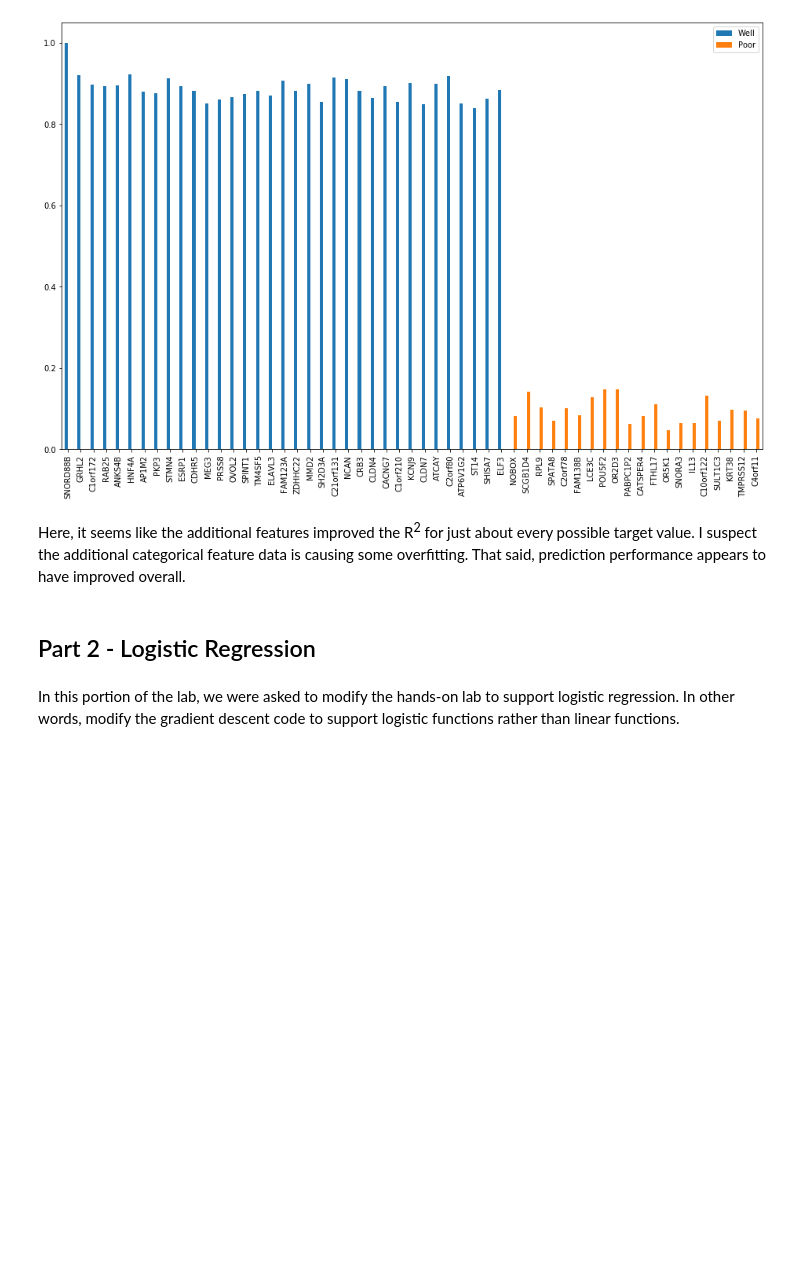
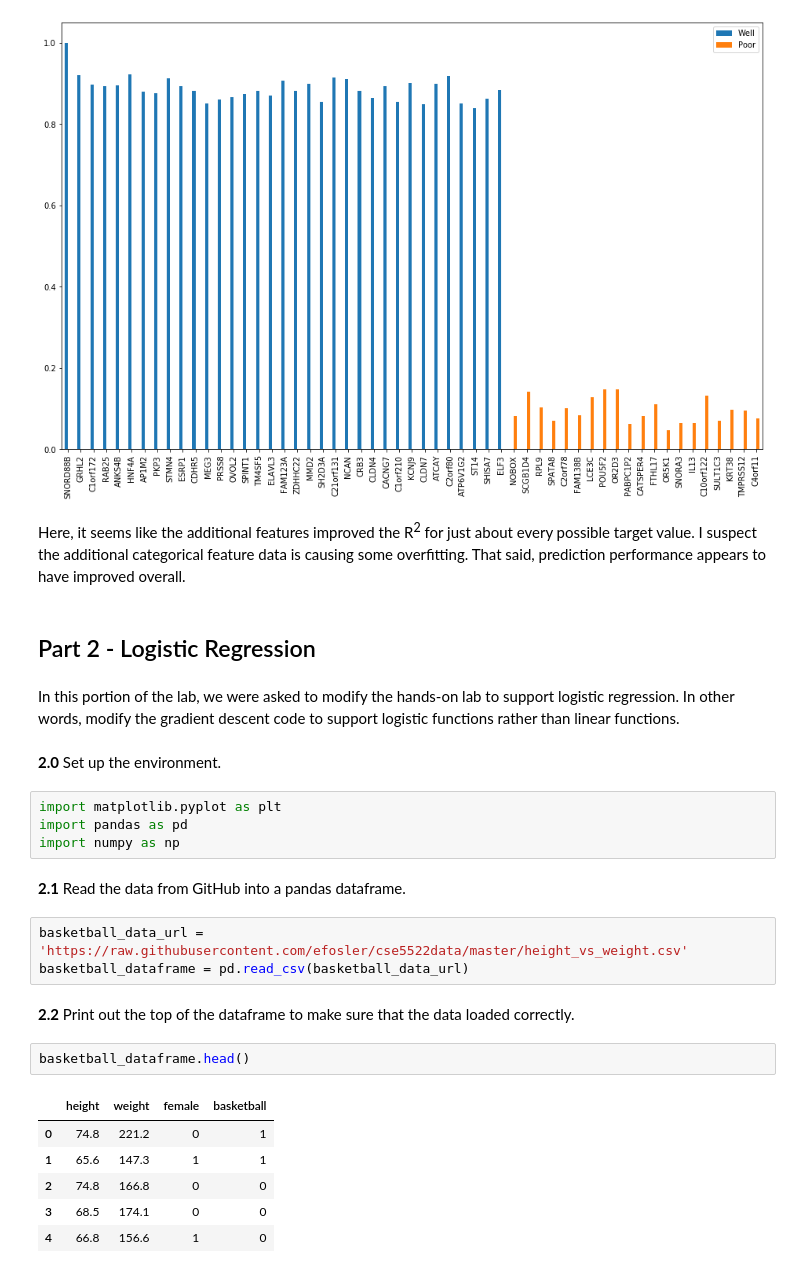
Before and after one commit to jrg94/CSE5522, a Jupyter notebook: lab1.ipynb, the cells around one changed output. Cells and saved outputs as stored; diff of their text form; blank space fills up the shorter version.

Commit message:
Loaded in basketball data

```diff
--- a/lab1.ipynb
+++ b/lab1.ipynb
@@ -252,3 +252,25 @@ Here, it seems like the additional features improved the R<sup>2</sup> for just
 ## Part 2 - Logistic Regression
 # %% [markdown]
 In this portion of the lab, we were asked to modify the hands-on lab to support logistic regression. In other words, modify the gradient descent code to support logistic functions rather than linear functions.
+# %% [markdown]
+**2.0** Set up the environment.
+# %%
+import matplotlib.pyplot as plt
+import pandas as pd
+import numpy as np
+# %% [markdown]
+**2.1** Read the data from GitHub into a pandas dataframe.
+# %%
+basketball_data_url = 'https://raw.githubusercontent.com/efosler/cse5522data/master/height_vs_weight.csv'
+basketball_dataframe = pd.read_csv(basketball_data_url)
+# %% [markdown]
+**2.2** Print out the top of the dataframe to make sure that the data loaded correctly.
+# %%
+basketball_dataframe.head()
+# %% [output]
+|  | height | weight | female | basketball |
+| 0 | 74.8 | 221.2 | 0 | 1 |
+| 1 | 65.6 | 147.3 | 1 | 1 |
+| 2 | 74.8 | 166.8 | 0 | 0 |
+| 3 | 68.5 | 174.1 | 0 | 0 |
+| 4 | 66.8 | 156.6 | 1 | 0 |
```
Also changed, not shown: parts of 2 cells of this notebook.
